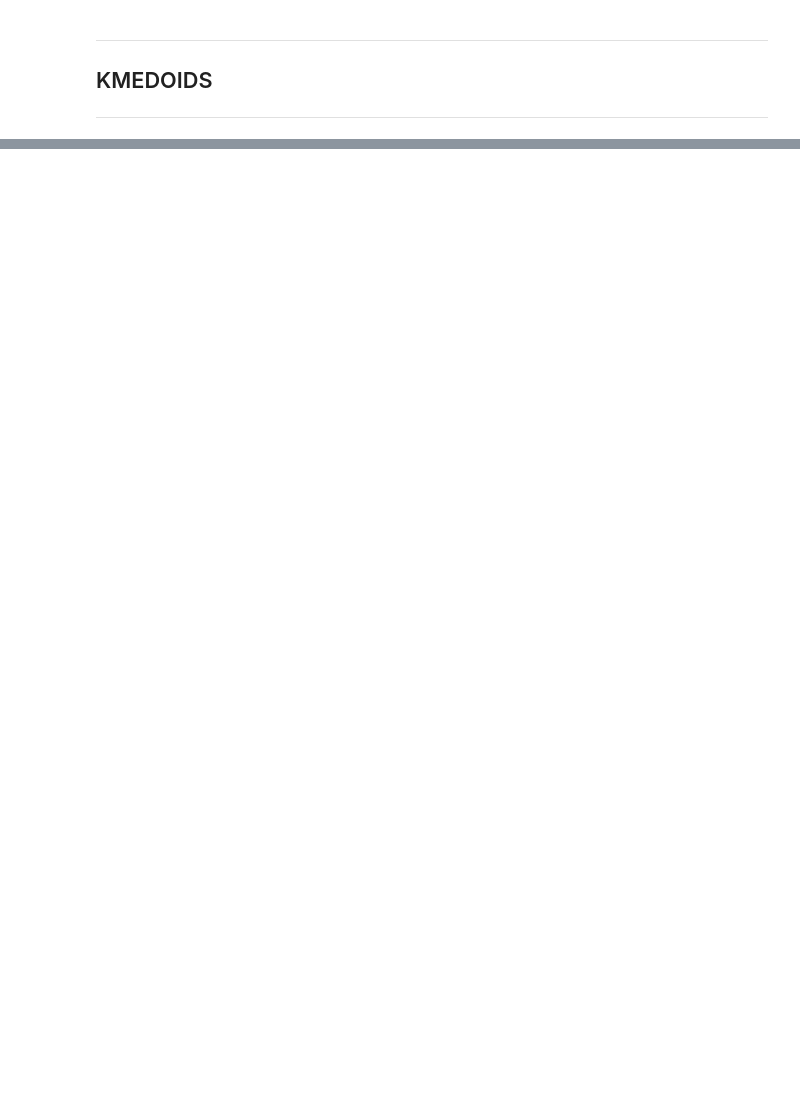
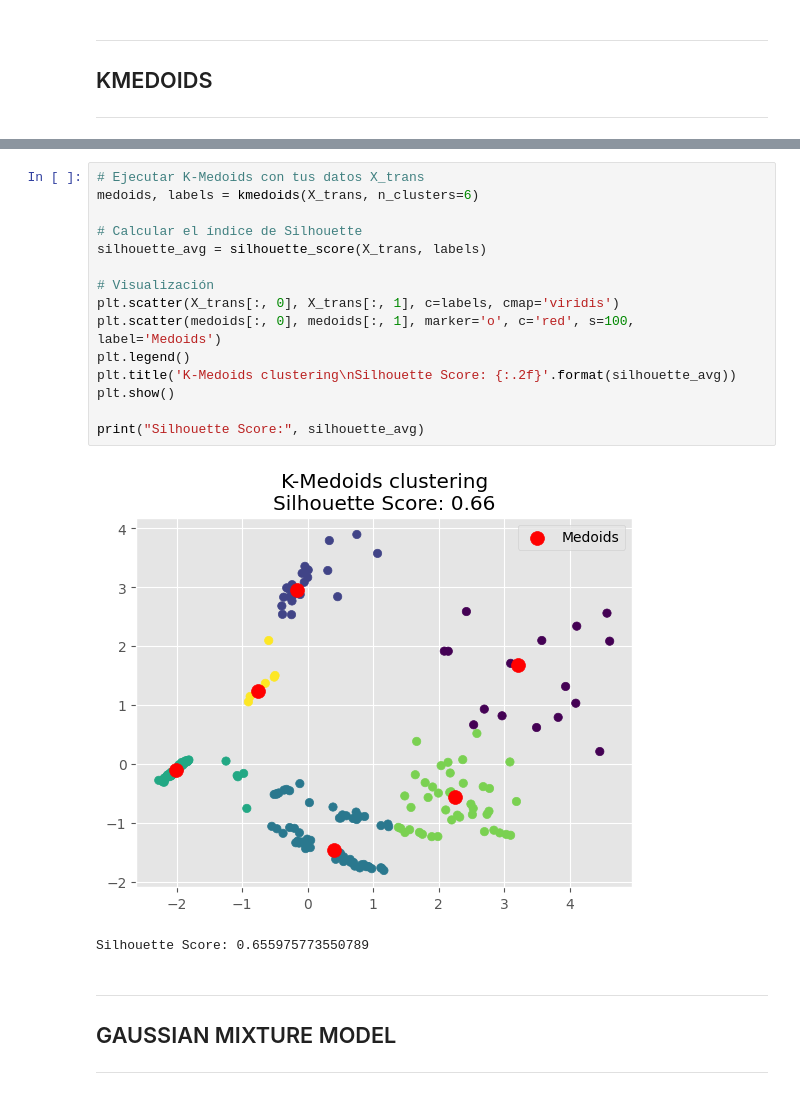
Before and after one commit to NathaliaMoniz/GRUPO09_Practica2, a Jupyter notebook: Practica.ipynb, the cells around one changed output, grey strips where cells are left out. Drawn from its saved outputs; the diff is of its cells as text; blank space fills up the shorter version.

```diff
--- a/Practica.ipynb
+++ b/Practica.ipynb
@@ -707,0 +784,22 @@ modelo_kmedoids.fit(X=X_scaled)
+# %%
+# Ejecutar K-Medoids con tus datos X_trans
+medoids, labels = kmedoids(X_trans, n_clusters=6)
+
+# Calcular el índice de Silhouette
+silhouette_avg = silhouette_score(X_trans, labels)
+
+# Visualización
+plt.scatter(X_trans[:, 0], X_trans[:, 1], c=labels, cmap='viridis')
+plt.scatter(medoids[:, 0], medoids[:, 1], marker='o', c='red', s=100, label='Medoids')
+plt.legend()
+plt.title('K-Medoids clustering\nSilhouette Score: {:.2f}'.format(silhouette_avg))
+plt.show()
+
+print("Silhouette Score:", silhouette_avg)
+# %% [output]
+[figure, added]
+Silhouette Score: 0.655975773550789
+# %% [markdown]
+----------------------------------------------------------------------------------------------------------------
+## GAUSSIAN MIXTURE MODEL
+----------------------------------------------------------------------------------------------------------------
```
Also changed, not shown: parts of 19 cells of this notebook.
